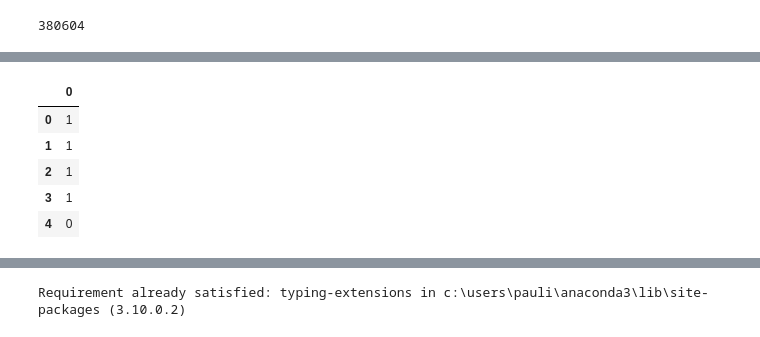
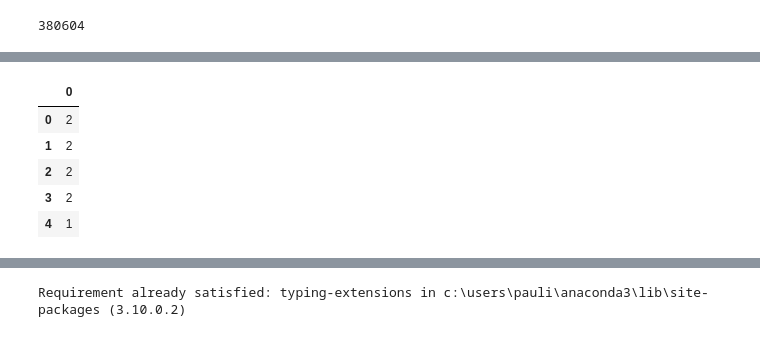
Before and after one commit to gracewainaina/CS396_Data_Science, a Jupyter notebook: sentiment_testing.ipynb, the cells around one changed output, grey strips where cells are left out. Cells and saved outputs as stored; diff of their text form; code cells hidden in the pictures.

```diff
--- a/sentiment_testing.ipynb
+++ b/sentiment_testing.ipynb
@@ -15,7 +9,7 @@ import pandas as pd
 import torch
 from tqdm.notebook import tqdm
 # %%
-vidpath = '/Users/pauli/Downloads/CS_396_DS_pipeline/amazon_reviews_us_Video.tsv'
+vidpath = 'amazon_reviews_us_Video.tsv'
 df_vid = pd.read_csv(vidpath, sep='\t', quoting = 3)
 # %%
 df_vid.head()
@@ -44,12 +38,12 @@ df.head()
 | 4 | US | 40943563 | RWT3H6HBVAL6G | B00JENS2BI | 538101194 | Playboy Video Party Jokes [VHS] | Video | ... |
 # %%
 #New column- star rating 3+ is positive, 2 or less is negative (or 4+?)
-target = pd.DataFrame([1 if x > 3 else 0 for x in df['star_rating']])
+target = pd.DataFrame([2 if x > 3 else (1 if x ==3 else 0) for x in df_vid['star_rating']])
 target.head()
 # %% [output]
 |  | 0 |
-| 0 | 1 |
-| 1 | 1 |
-| 2 | 1 |
-| 3 | 1 |
-| 4 | 0 |
+| 0 | 2 |
+| 1 | 2 |
+| 2 | 2 |
+| 3 | 2 |
+| 4 | 1 |
```
Also changed, not shown: parts of 14 cells of this notebook.
